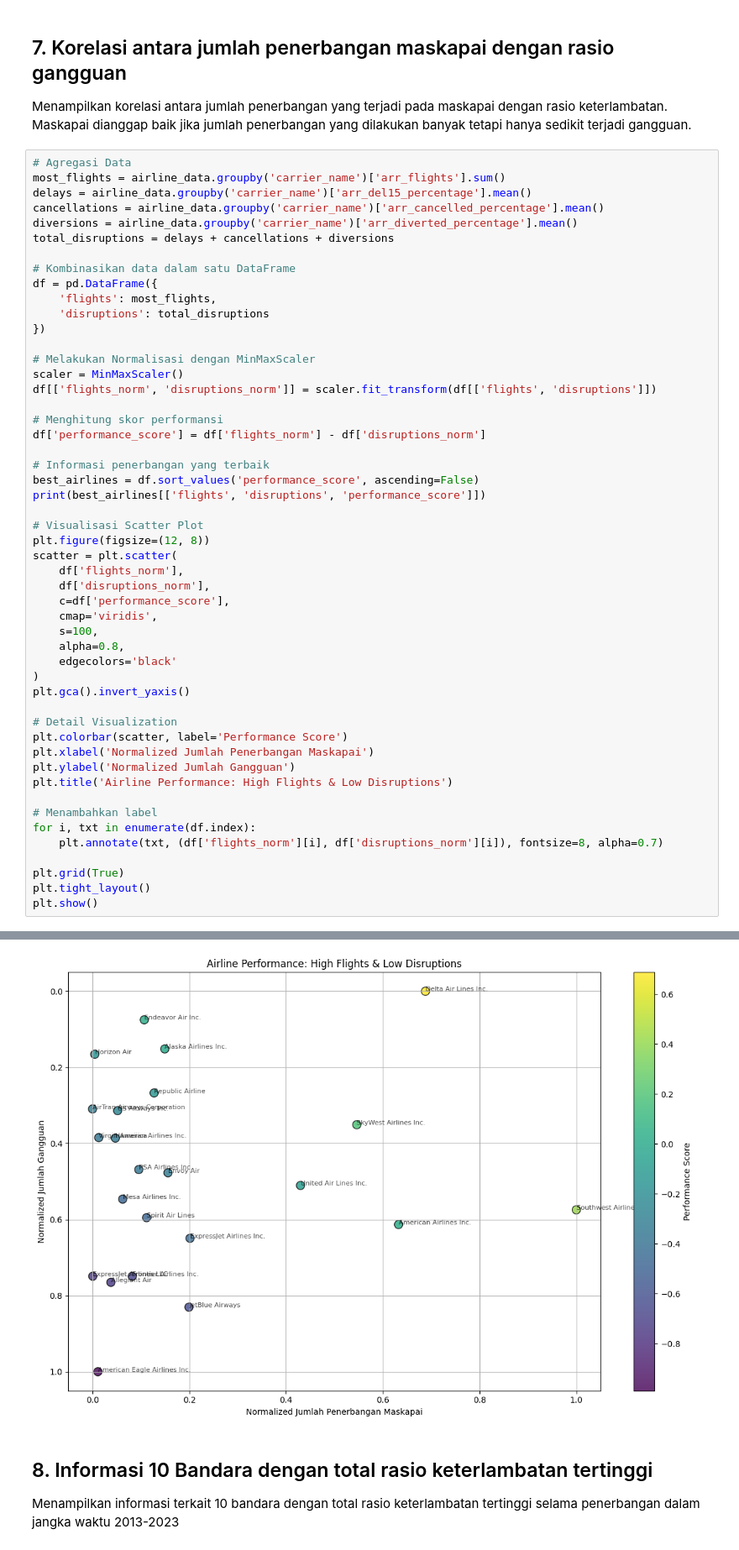
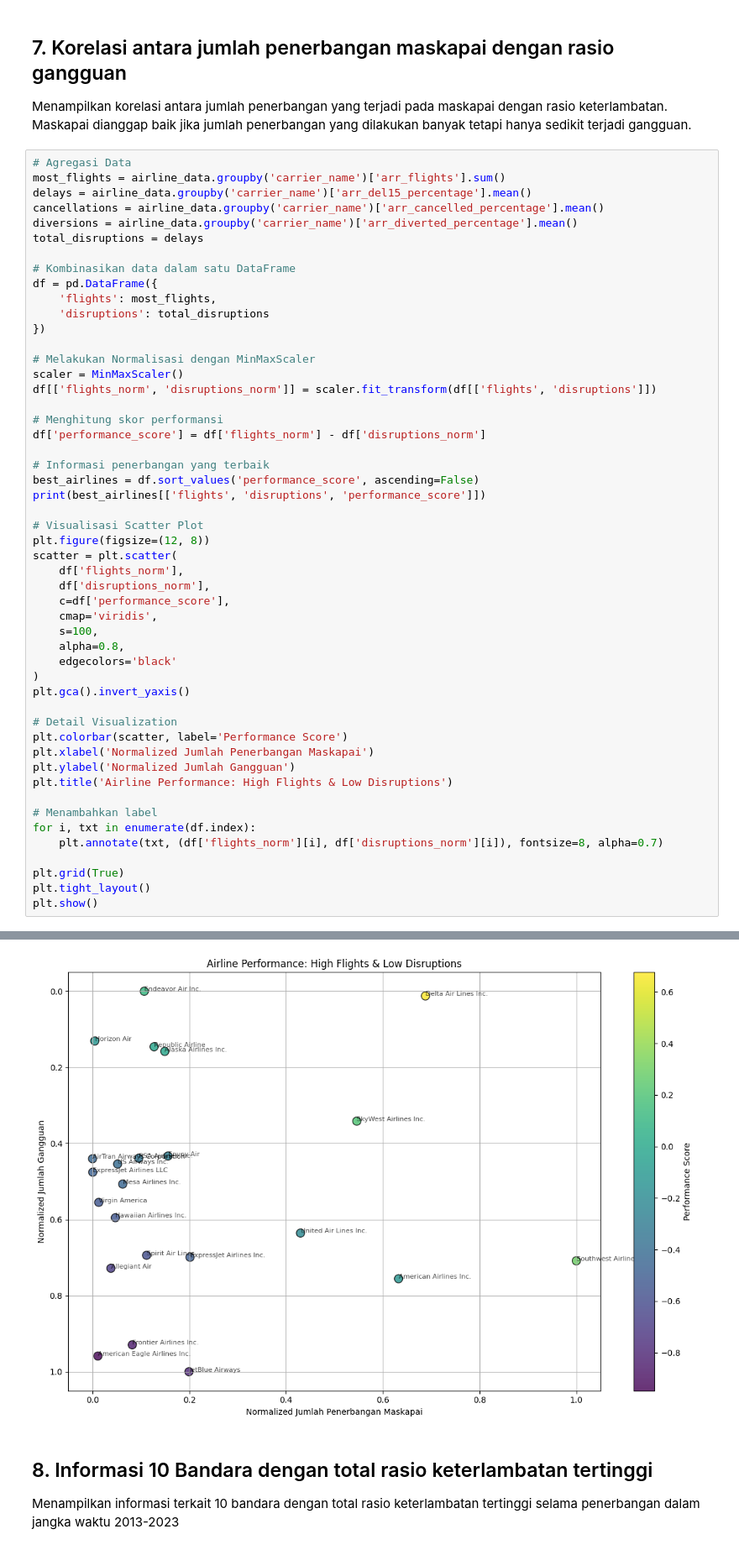
Before and after one commit to jasonrivalino/IF4061_StaticData_USAirlineDelay, a Jupyter notebook: airline_data_EDA.ipynb, the cells around one changed output, grey strips where cells are left out. Shown at 84% size. Cells and saved outputs as stored; diff of their text form.

```diff
--- a/airline_data_EDA.ipynb
+++ b/airline_data_EDA.ipynb
@@ -466,7 +466,7 @@ most_flights = airline_data.groupby('carrier_name')['arr_flights'].sum()
 delays = airline_data.groupby('carrier_name')['arr_del15_percentage'].mean()
 cancellations = airline_data.groupby('carrier_name')['arr_cancelled_percentage'].mean()
 diversions = airline_data.groupby('carrier_name')['arr_diverted_percentage'].mean()
-total_disruptions = delays + cancellations + diversions
+total_disruptions = delays
 
 # Kombinasikan data dalam satu DataFrame
 df = pd.DataFrame({
@@ -532,4 +532,4 @@ American Eagle Airlines Inc.    279283.0    28.648407          -0.989025
-[figure, old version]
+[figure, new version]
 # %% [markdown]
 ## 8. Informasi 10 Bandara dengan total rasio keterlambatan tertinggi
 Menampilkan informasi terkait 10 bandara dengan total rasio keterlambatan tertinggi selama penerbangan dalam jangka waktu 2013-2023
```
Also changed, not shown: parts of 7 cells of this notebook.
